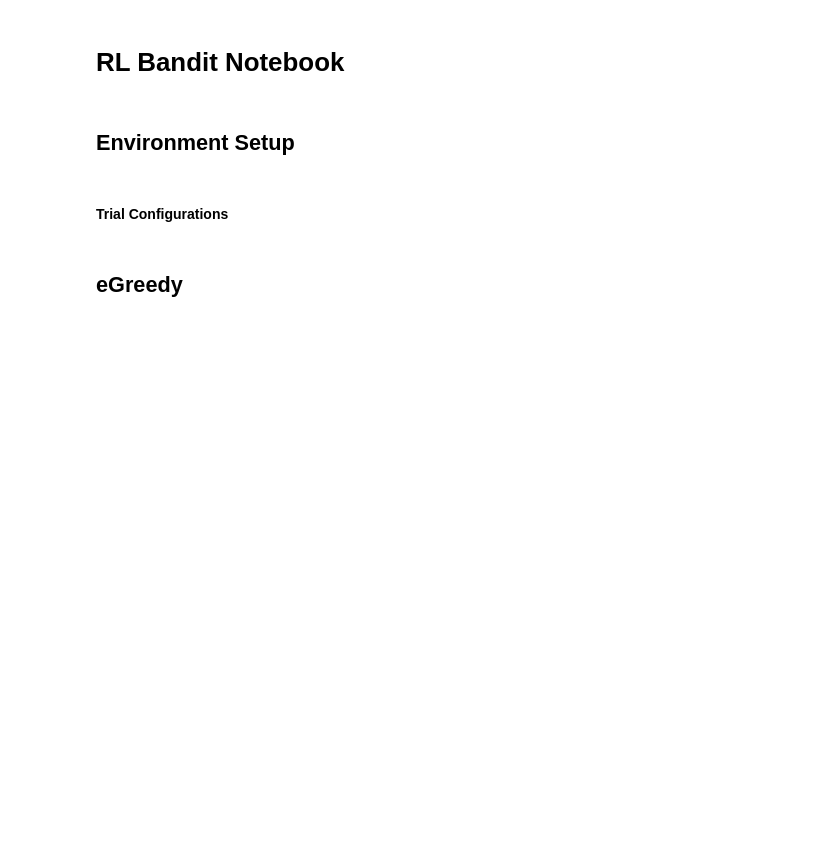
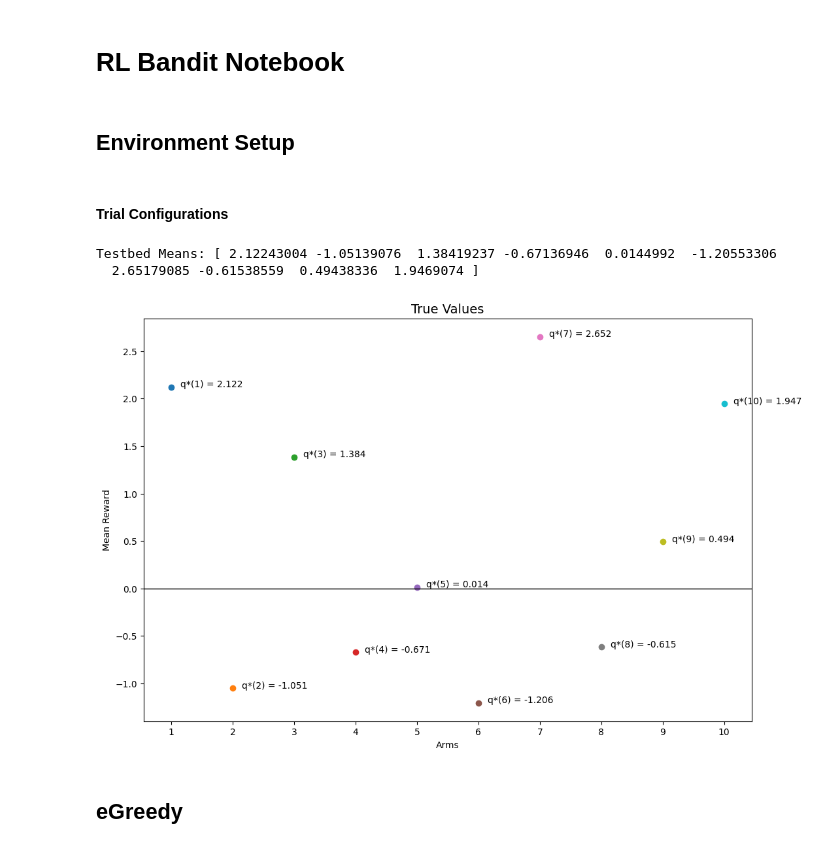
Before and after one commit to bK0s/RL-Bandits, a Jupyter notebook: MyRLNotes/RLNotebook.ipynb, the cells around one changed output. Saved outputs shown, nothing was run; the diff lists cells and outputs as text; code cells hidden in the pictures; blank space fills up the shorter version.

```diff
--- a/MyRLNotes/RLNotebook.ipynb
+++ b/MyRLNotes/RLNotebook.ipynb
@@ -30,8 +30,12 @@ def mm(graph):
 #### Trial Configurations
 # %%
 # Create and Show env
-env = Testbed(num_problems=1000, stationary=False)
+env = Testbed(k=10, num_problems=1000, stationary=False)
 env.show_mean()
+# %% [output]
+Testbed Means: [ 2.12243004 -1.05139076  1.38419237 -0.67136946  0.0144992  -1.20553306
+  2.65179085 -0.61538559  0.49438336  1.9469074 ]
+[figure, added]
 # %% [markdown]
 ## eGreedy
 # %%
```
Also changed, not shown: parts of 9 cells of this notebook, 1 other file.
